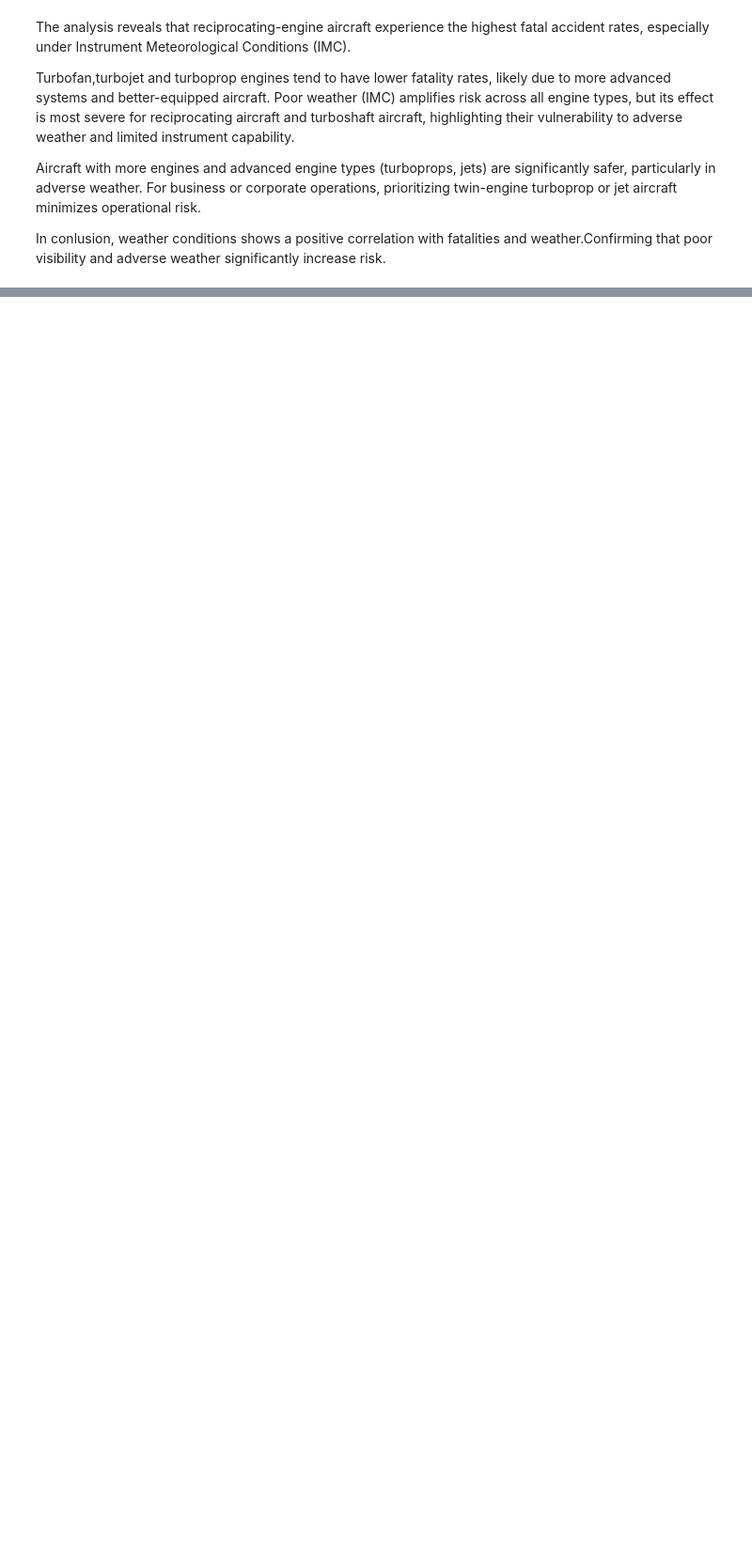
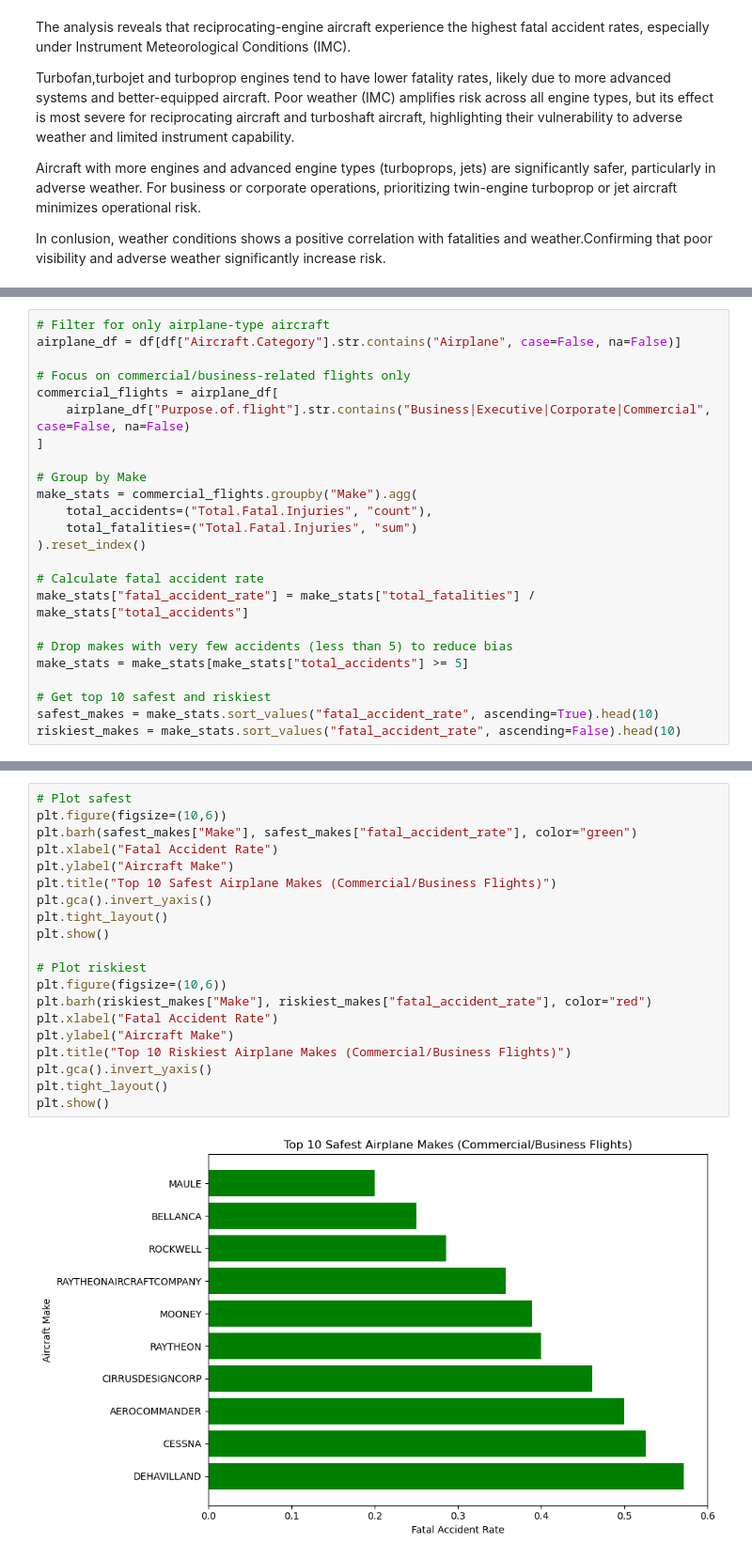
Before and after one commit to pkiar/Project-Data-Analysis-with-Pandas-, a Jupyter notebook: Projoct.ipynb, the cells around one changed output, grey strips where cells are left out. Shown at 94% size. Cells and saved outputs as stored; diff of their text form; blank space fills up the shorter version.

```diff
--- a/Projoct.ipynb
+++ b/Projoct.ipynb
@@ -651,0 +642,24 @@ safe_aircraft = safe_aircraft.sort_values("avg_fatalities_per_accident", ascendi
+# %%
+# Filter for only airplane-type aircraft
+airplane_df = df[df["Aircraft.Category"].str.contains("Airplane", case=False, na=False)]
+
+# Focus on commercial/business-related flights only
+commercial_flights = airplane_df[
+    airplane_df["Purpose.of.flight"].str.contains("Business|Executive|Corporate|Commercial", case=False, na=False)
+]
+
+# Group by Make
+make_stats = commercial_flights.groupby("Make").agg(
+    total_accidents=("Total.Fatal.Injuries", "count"),
+    total_fatalities=("Total.Fatal.Injuries", "sum")
+).reset_index()
+
+# Calculate fatal accident rate
+make_stats["fatal_accident_rate"] = make_stats["total_fatalities"] / make_stats["total_accidents"]
+
+# Drop makes with very few accidents (less than 5) to reduce bias
+make_stats = make_stats[make_stats["total_accidents"] >= 5]
+
+# Get top 10 safest and riskiest
+safest_makes = make_stats.sort_values("fatal_accident_rate", ascending=True).head(10)
+riskiest_makes = make_stats.sort_values("fatal_accident_rate", ascending=False).head(10)
@@ -651,0 +668,22 @@ safe_aircraft = safe_aircraft.sort_values("avg_fatalities_per_accident", ascendi
+# %%
+# Plot safest
+plt.figure(figsize=(10,6))
+plt.barh(safest_makes["Make"], safest_makes["fatal_accident_rate"], color="green")
+plt.xlabel("Fatal Accident Rate")
+plt.ylabel("Aircraft Make")
+plt.title("Top 10 Safest Airplane Makes (Commercial/Business Flights)")
+plt.gca().invert_yaxis()
+plt.tight_layout()
+plt.show()
+
+# Plot riskiest
+plt.figure(figsize=(10,6))
+plt.barh(riskiest_makes["Make"], riskiest_makes["fatal_accident_rate"], color="red")
+plt.xlabel("Fatal Accident Rate")
+plt.ylabel("Aircraft Make")
+plt.title("Top 10 Riskiest Airplane Makes (Commercial/Business Flights)")
+plt.gca().invert_yaxis()
+plt.tight_layout()
+plt.show()
+# %% [output]
+[figure, added]
```
Also changed, not shown: parts of 20 cells of this notebook.
